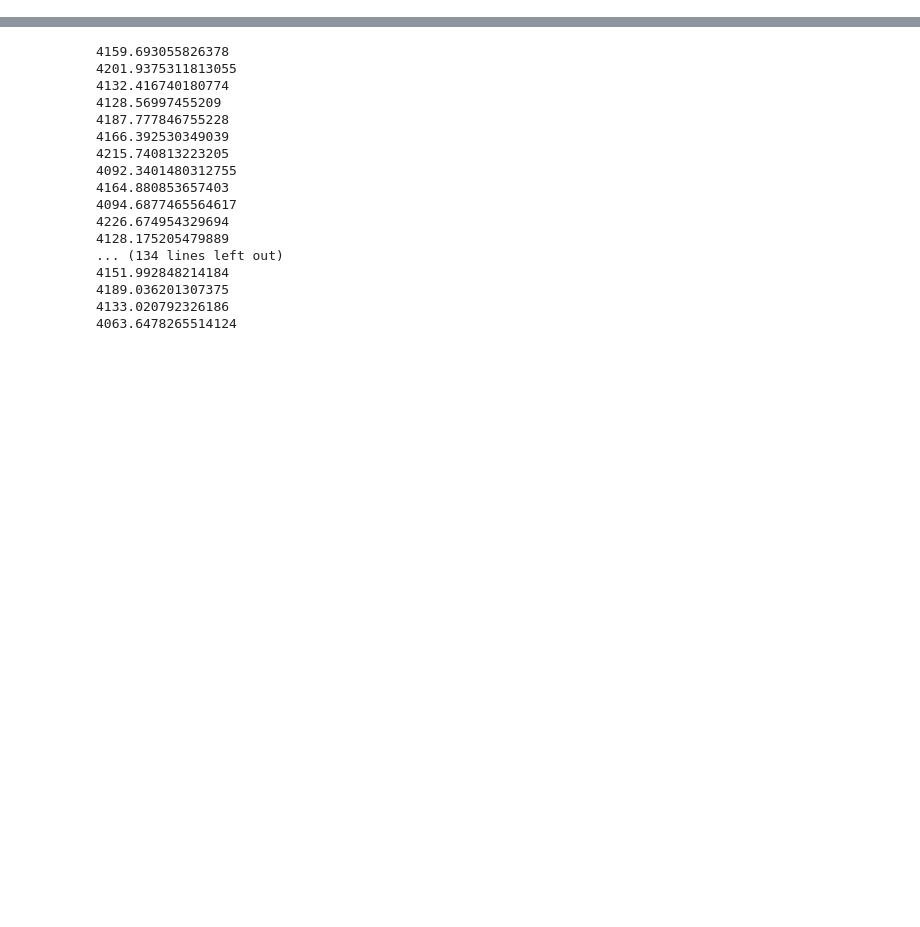
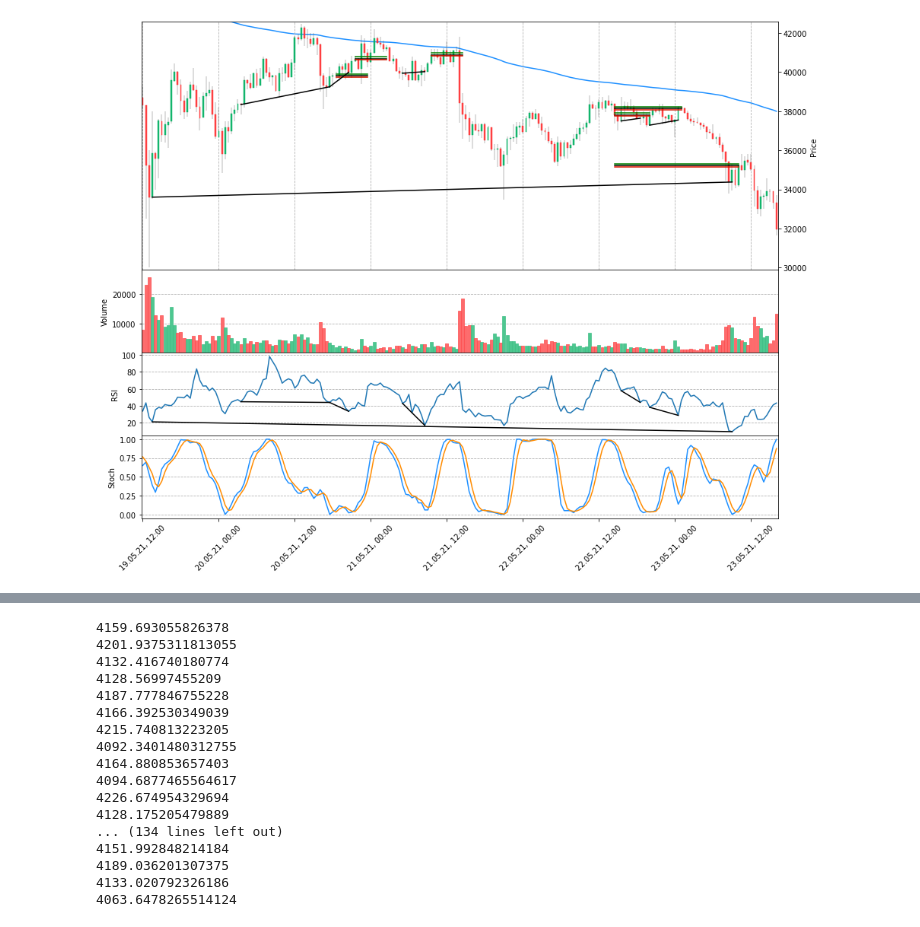
Before and after one commit to richardgaus/crypto-trading-bot, a Jupyter notebook: notebooks/0.5-rg-first_strategy.ipynb, the cells around one changed output, grey strips where cells are left out. Saved outputs shown, nothing was run; the diff lists cells and outputs as text; code cells hidden in the pictures; blank space fills up the shorter version.

```diff
--- a/notebooks/0.5-rg-first_strategy.ipynb
+++ b/notebooks/0.5-rg-first_strategy.ipynb
@@ -83,2 +15,41 @@ axes[2].axvline(mpl.dates.date2num(start_time)+1)
-# %%
-for idx in fin_data
+# %%
+rsi_list = []
+for index, row in btcusdt.iterrows():
+    rsi_cur = rsi(
+        ohlc=btcusdt[:index],
+        period=14,
+        column='low'
+    )
+    rsi_list.append(rsi_cur)
+btcusdt['rsi'] = rsi_list
+
+stochrsi_list = []
+for index, row in btcusdt.iterrows():
+    stochrsi_cur = stoch(btcusdt[:index], 14)
+    stochrsi_list.append(stochrsi_cur)
+btcusdt['stoch'] = stochrsi_list
+
+stochrsi_K_list = []
+for index, row in btcusdt.iterrows():
+    stochrsi_K_cur = stoch_k(btcusdt[:index], 3)
+    stochrsi_K_list.append(stochrsi_K_cur)
+btcusdt['stoch_k'] = stochrsi_K_list
+
+stochrsi_D_list = []
+for index, row in btcusdt.iterrows():
+    stochrsi_D_cur = stoch_d(btcusdt[:index], 3)
+    stochrsi_D_list.append(stochrsi_D_cur)
+btcusdt['stoch_d'] = stochrsi_D_list
+# %%
+ema_list = []
+ema_prev = ema(btcusdt, 200)
+for index, row in btcusdt.iterrows():
+    ema_cur = ema(btcusdt[:index], 200, ema_prev, 'low')
+    ema_prev = ema_cur
+    ema_list.append(ema_cur)
+btcusdt['ema'] = ema_list
+
+results = RSIStoch200EMAResults(
+    asset_name='BTCUSDT',
+    ohlcv_timeseries=btcusdt
+)
@@ -84,0 +126,4 @@ for idx in fin_data
+# %%
+results.plot(start_time, end_time)
+# %% [output]
+[figure, added]
```
Also changed, not shown: parts of 8 cells of this notebook, 2 other files.
